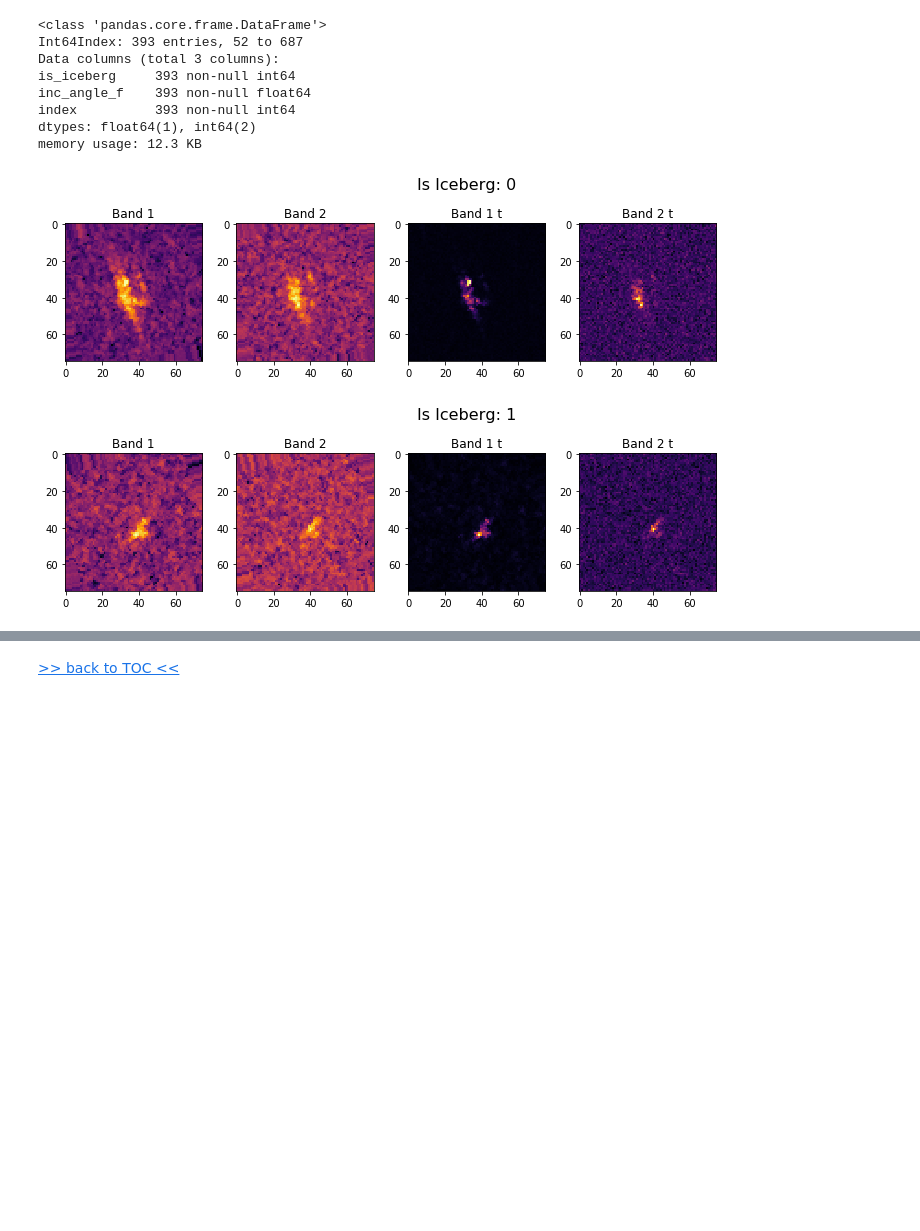
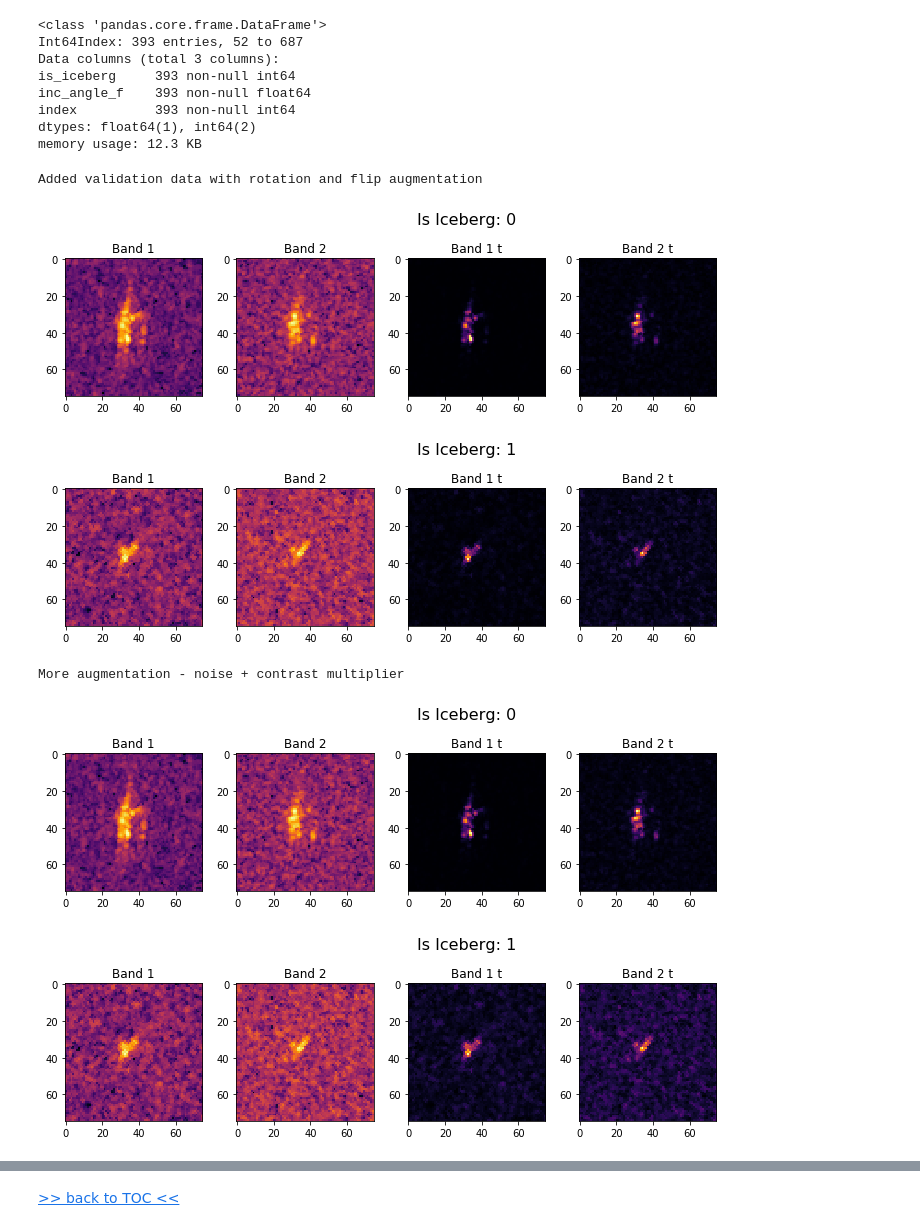
Before and after one commit to MarekKZielinski/Statoil-C-CORE-Iceberg-Classifier-Challenge, a Jupyter notebook: Iceberg-notebook-volta.ipynb, the cells around one changed output, grey strips where cells are left out. Drawn from its saved outputs; the diff is of its cells as text; code cells hidden in the pictures; blank space fills up the shorter version.

```diff
--- a/Iceberg-notebook-volta.ipynb
+++ b/Iceberg-notebook-volta.ipynb
@@ -368,7 +377,7 @@ plot_with_noise(2,cmap="inferno")
 [figure]
 # %%
 #set noise params
-aug_noise=((0,0,0,0),(0.25,0.25,0.05,0.05))
+aug_noise=((0,0),(0.25,0.25))
 # %% [markdown]
 [>> back to TOC <<](#toc)
 # %% [markdown]
@@ -447,8 +477,10 @@ class Datagen_angle(Generator):
 datagen.fit(X_train_sample)
 datagen_val.fit(X_val)
 
-datagen_angle = Datagen_angle(imagegen=datagen)
-datagen_angle_val = Datagen_angle(imagegen=datagen_val)
+datagen_angle = Datagen_angle(imagegen=datagen, base_angle=180, beta_angle=0.2, angle_dist='exp',
+                 aug_multiplier = 1.1 )
+datagen_angle_val = Datagen_angle(imagegen=datagen_val, angle_dist=None)
+datagen_angle_val_rotation = Datagen_angle(imagegen=datagen_val, base_angle=180, beta_angle=0.2, angle_dist='exp')
 # %% [markdown]
 [>> back to TOC <<](#toc)
 # %% [markdown]
@@ -477,14 +509,25 @@ def get_augmented(gen):
     y_new_df['index'] = y_new_df['index'].astype(np.int)
     y_new_df.index = y_new_df['index']
     return x_new, y_new_df
-# %%
-validation_generator = datagen_angle.flow(X_val_tune, y_val_tune, batch_size=8,
-                                          noise_on=True, noise=aug_noise)
-x_new, y_new_df = get_augmented(validation_generator)
-plot_imgs(x_new[:2], y_new_df.iloc[:2])
-# %% [output]
-[figure, removed]
-[figure, removed]
+# %%
+validation_generator = datagen_angle_val_rotation.flow(X_val_tune, y_val_tune, batch_size=8,
+                                          noise_on=False, noise=aug_noise)
+temp_generator = Datagen_angle(imagegen=datagen, base_angle=180, beta_angle=0.2, angle_dist='exp',
+                 aug_multiplier = 1.1 )
+validation_test_generator = temp_generator.flow(X_val_tune, y_val_tune, batch_size=8,
+                                          noise_on=True, noise=((0,0),(0.25,0.25)))
+x_new, y_new_df = get_augmented(validation_generator)
+print("Added validation data with rotation and flip augmentation")
+plot_imgs(validation_generator._add_bands(x_new[:2]), y_new_df.iloc[:2])
+print("More augmentation - noise + contrast multiplier")
+plot_imgs(validation_test_generator._add_bands(validation_test_generator._aug_data(x_new[:2])), y_new_df.iloc[:2])
+# %% [output]
+Added validation data with rotation and flip augmentation
+[figure, added]
+[figure, added]
+More augmentation - noise + contrast multiplier
+[figure, added]
+[figure, added]
 # %%
 validation_generator = datagen_angle.flow(X_val_tune, y_val_tune, batch_size=256,
                                           noise_on=False, noise=aug_noise)
```
Also changed, not shown: parts of 14 cells of this notebook, 2 other files.
